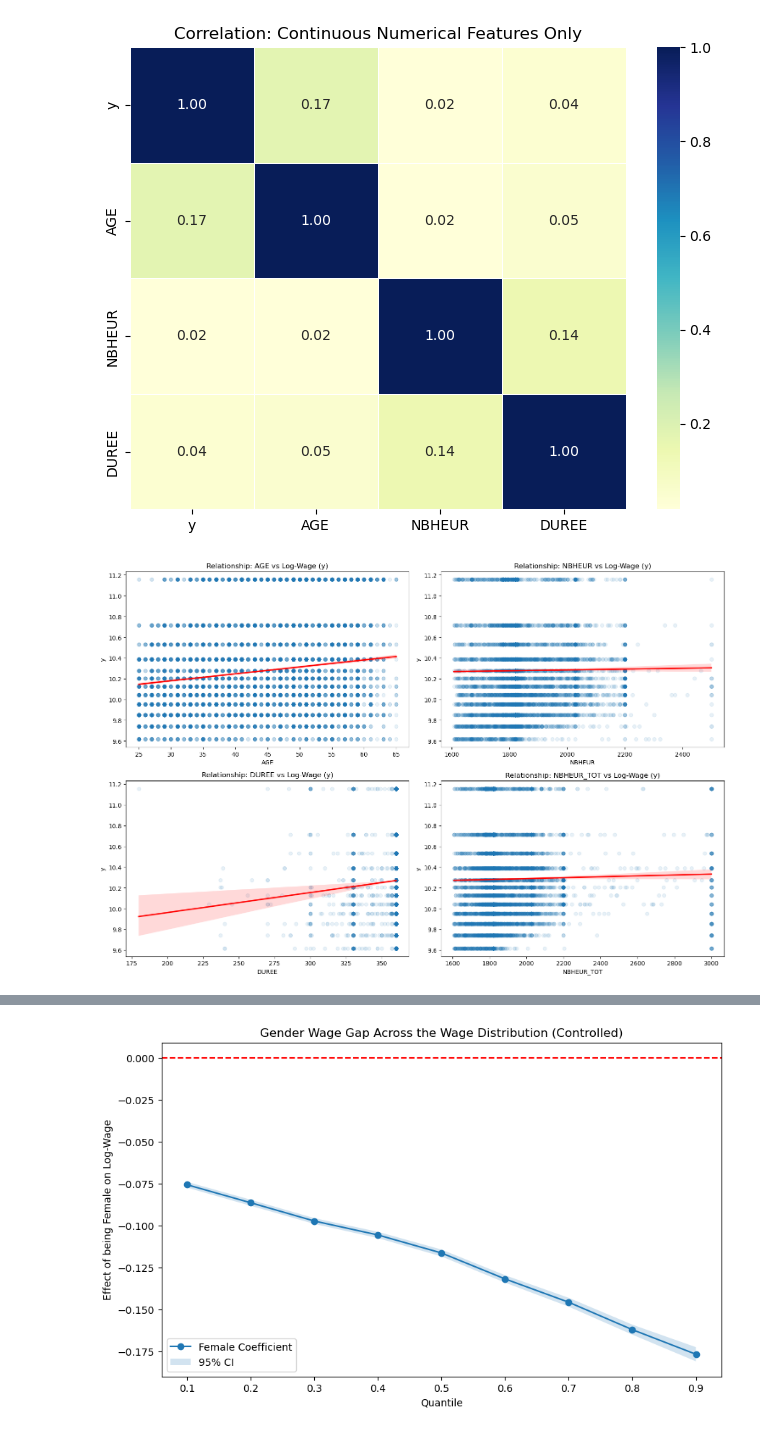
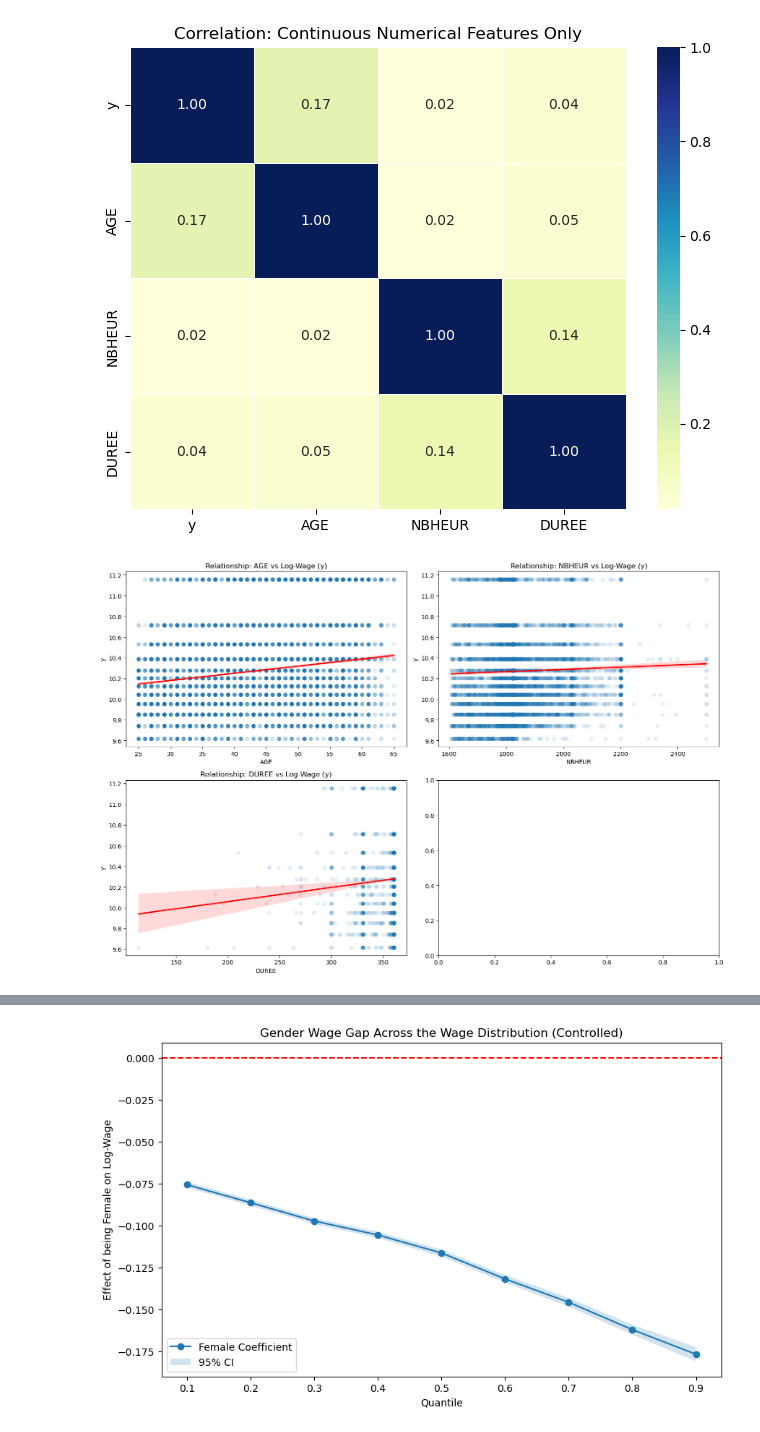
Before and after one commit to cynthia-francis/Gender-Wage-Gap-Heterogeneity-in-France, a Jupyter notebook: notebooks/EDA.ipynb, the cells around one changed output, grey strips where cells are left out. Drawn from its saved outputs; the diff is of its cells as text; code cells hidden in the pictures.

```diff
--- a/notebooks/EDA.ipynb
+++ b/notebooks/EDA.ipynb
@@ -501,24 +492,23 @@ plt.show()
 # %%
 # For Numerical (Continuous) Variables: Pairplots & Regplots
 
-
 # Define true continuous columns
-num_features = ['AGE', 'NBHEUR', 'DUREE', 'NBHEUR_TOT']
+num_features = ['AGE', 'NBHEUR', 'DUREE']
 
 # Create a multi-plot figure
 fig, axes = plt.subplots(nrows=2, ncols=2, figsize=(15, 10))
 axes = axes.flatten()
 
 for i, col in enumerate(num_features):
     # regplot shows the distribution and the linear trend with wage 'y'
     sns.regplot(data=df_model.sample(10000), x=col, y='y', ax=axes[i],
                 scatter_kws={'alpha':0.1}, line_kws={'color':'red'})
     axes[i].set_title(f'Relationship: {col} vs Log-Wage (y)')
 
 plt.tight_layout()
 plt.show()
 # %% [output]
-[figure, old version]
+[figure, new version]
 # %%
 # For Categorical Variables: Boxplots & Mean Plots
 
```
Also changed, not shown: parts of 19 cells of this notebook.
